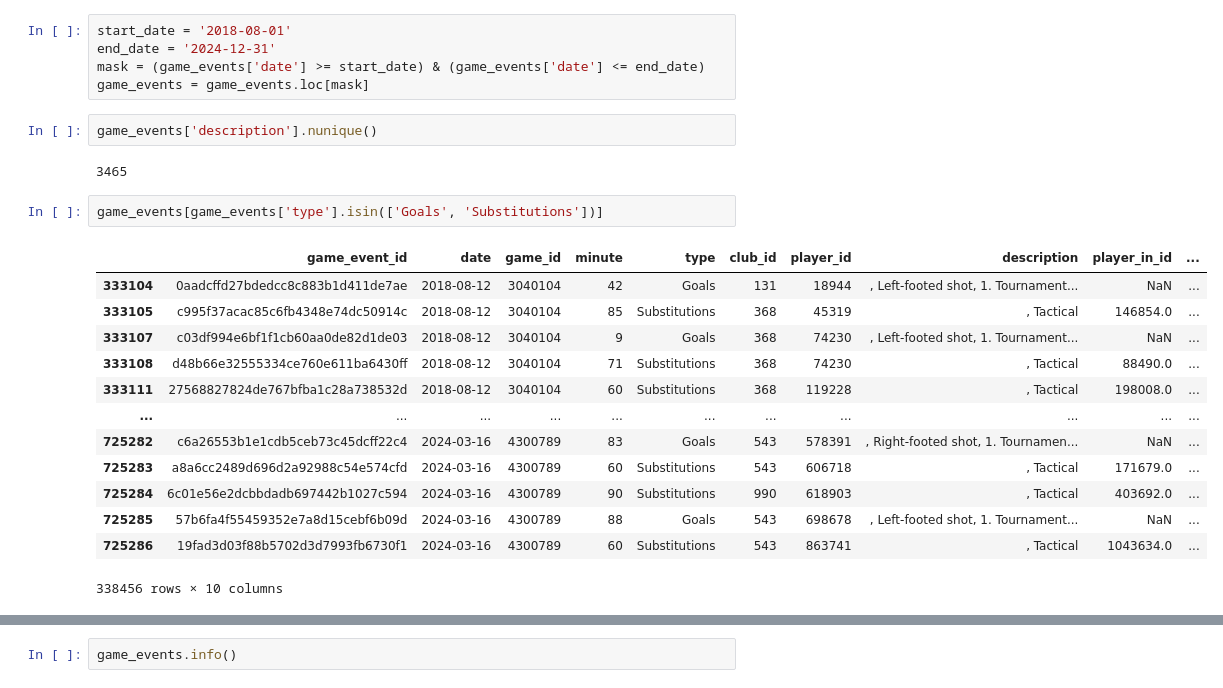
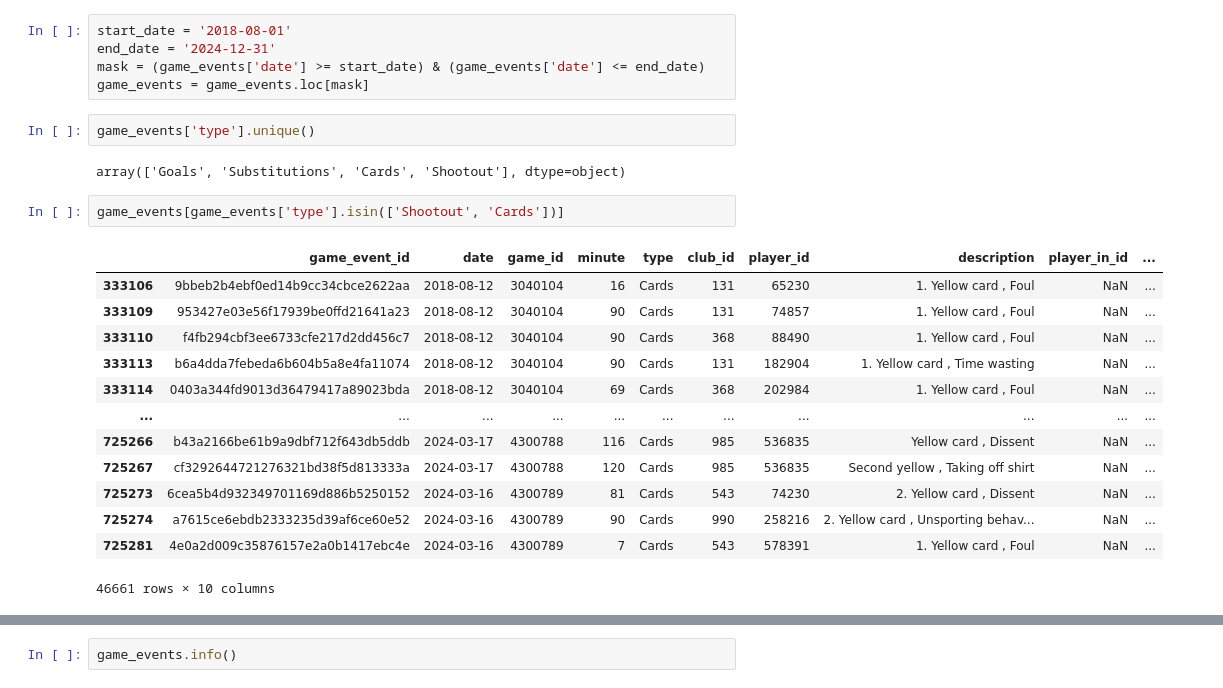
Before and after one commit to MijeongKim0533/PJ_Best_Combination, a Jupyter notebook: SY/Untitled-2.ipynb, the cells around one changed output, grey strips where cells are left out. Saved outputs shown, nothing was run; the diff lists cells and outputs as text.

```diff
--- a/SY/Untitled-2.ipynb
+++ b/SY/Untitled-2.ipynb
@@ -188,23 +188,23 @@ start_date = '2018-08-01'
 end_date = '2024-12-31'
 mask = (game_events['date'] >= start_date) & (game_events['date'] <= end_date)
 game_events = game_events.loc[mask]
-# %%
-game_events['description'].nunique()
-# %% [output]
-3465
+# %%
+game_events['type'].unique()
+# %% [output]
+array(['Goals', 'Substitutions', 'Cards', 'Shootout'], dtype=object)
 # %%
-game_events[game_events['type'].isin(['Goals', 'Substitutions'])]
+game_events[game_events['type'].isin(['Shootout', 'Cards'])]
 # %% [output]
 |  | game_event_id | date | game_id | minute | type | club_id | player_id | description | player_in_id | ... |
-| 333104 | 0aadcffd27bdedcc8c883b1d411de7ae | 2018-08-12 | 3040104 | 42 | Goals | 131 | 18944 | , Left-footed shot, 1. Tournament... | NaN | ... |
-| 333105 | c995f37acac85c6fb4348e74dc50914c | 2018-08-12 | 3040104 | 85 | Substitutions | 368 | 45319 | , Tactical | 146854.0 | ... |
-| 333107 | c03df994e6bf1f1cb60aa0de82d1de03 | 2018-08-12 | 3040104 | 9 | Goals | 368 | 74230 | , Left-footed shot, 1. Tournament... | NaN | ... |
-| 333108 | d48b66e32555334ce760e611ba6430ff | 2018-08-12 | 3040104 | 71 | Substitutions | 368 | 74230 | , Tactical | 88490.0 | ... |
-| 333111 | 27568827824de767bfba1c28a738532d | 2018-08-12 | 3040104 | 60 | Substitutions | 368 | 119228 | , Tactical | 198008.0 | ... |
+| 333106 | 9bbeb2b4ebf0ed14b9cc34cbce2622aa | 2018-08-12 | 3040104 | 16 | Cards | 131 | 65230 | 1. Yellow card , Foul | NaN | ... |
+| 333109 | 953427e03e56f17939be0ffd21641a23 | 2018-08-12 | 3040104 | 90 | Cards | 131 | 74857 | 1. Yellow card , Foul | NaN | ... |
+| 333110 | f4fb294cbf3ee6733cfe217d2dd456c7 | 2018-08-12 | 3040104 | 90 | Cards | 368 | 88490 | 1. Yellow card , Foul | NaN | ... |
+| 333113 | b6a4dda7febeda6b604b5a8e4fa11074 | 2018-08-12 | 3040104 | 90 | Cards | 131 | 182904 | 1. Yellow card , Time wasting | NaN | ... |
+| 333114 | 0403a344fd9013d36479417a89023bda | 2018-08-12 | 3040104 | 69 | Cards | 368 | 202984 | 1. Yellow card , Foul | NaN | ... |
 | ... | ... | ... | ... | ... | ... | ... | ... | ... | ... | ... |
-| 725282 | c6a26553b1e1cdb5ceb73c45dcff22c4 | 2024-03-16 | 4300789 | 83 | Goals | 543 | 578391 | , Right-footed shot, 1. Tournamen... | NaN | ... |
-| 725283 | a8a6cc2489d696d2a92988c54e574cfd | 2024-03-16 | 4300789 | 60 | Substitutions | 543 | 606718 | , Tactical | 171679.0 | ... |
-| 725284 | 6c01e56e2dcbbdadb697442b1027c594 | 2024-03-16 | 4300789 | 90 | Substitutions | 990 | 618903 | , Tactical | 403692.0 | ... |
-| 725285 | 57b6fa4f55459352e7a8d15cebf6b09d | 2024-03-16 | 4300789 | 88 | Goals | 543 | 698678 | , Left-footed shot, 1. Tournament... | NaN | ... |
-| 725286 | 19fad3d03f88b5702d3d7993fb6730f1 | 2024-03-16 | 4300789 | 60 | Substitutions | 543 | 863741 | , Tactical | 1043634.0 | ... |
+| 725266 | b43a2166be61b9a9dbf712f643db5ddb | 2024-03-17 | 4300788 | 116 | Cards | 985 | 536835 | Yellow card , Dissent | NaN | ... |
+| 725267 | cf3292644721276321bd38f5d813333a | 2024-03-17 | 4300788 | 120 | Cards | 985 | 536835 | Second yellow , Taking off shirt | NaN | ... |
+| 725273 | 6cea5b4d932349701169d886b5250152 | 2024-03-16 | 4300789 | 81 | Cards | 543 | 74230 | 2. Yellow card , Dissent | NaN | ... |
+| 725274 | a7615ce6ebdb2333235d39af6ce60e52 | 2024-03-16 | 4300789 | 90 | Cards | 990 | 258216 | 2. Yellow card , Unsporting behav... | NaN | ... |
+| 725281 | 4e0a2d009c35876157e2a0b1417ebc4e | 2024-03-16 | 4300789 | 7 | Cards | 543 | 578391 | 1. Yellow card , Foul | NaN | ... |
-338456 rows × 10 columns
+46661 rows × 10 columns
```
Also changed, not shown: parts of 8 cells of this notebook.
